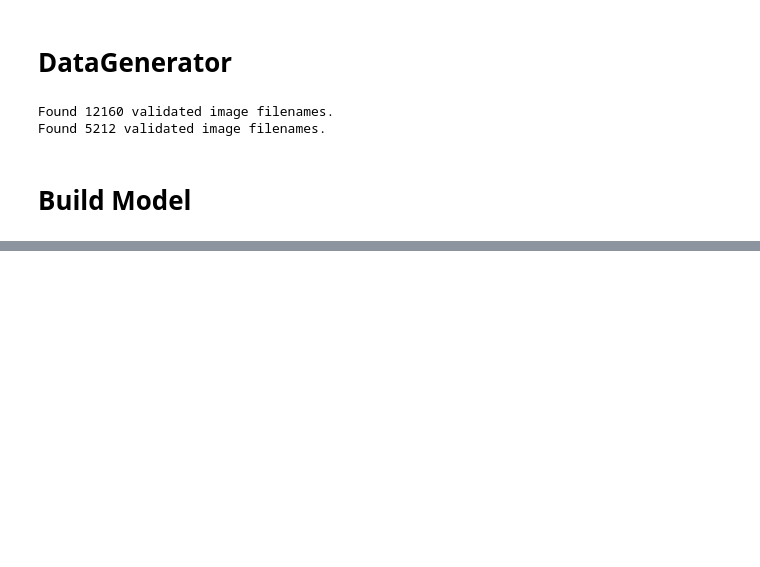
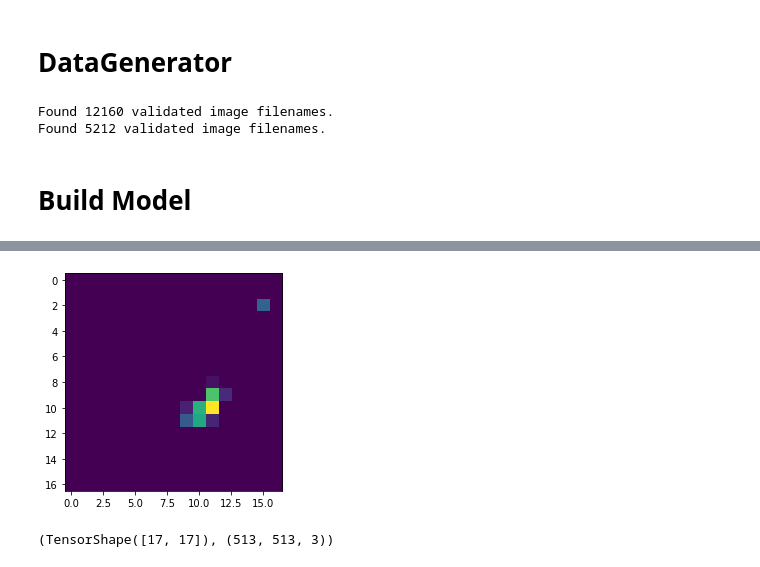
Before and after one commit to EverySports/Deep-Learning, a Jupyter notebook: Train.ipynb, the cells around one changed output, grey strips where cells are left out. Saved outputs shown, nothing was run; the diff lists cells and outputs as text; code cells hidden in the pictures; blank space fills up the shorter version.

```diff
--- a/Train.ipynb
+++ b/Train.ipynb
@@ -169,22 +171,16 @@ class PoseNet:
         preprocess_input = resnet.preprocess_input
         return preprocess_input
 
-    def createGlobalAverageLayer(self):
-        global_average_layer = tf.keras.layers.GlobalAveragePooling2D()
-        return global_average_layer
-
     def __call__(self):
         base_model = self.createBaseModel()
         base_model.trainable = False
         preprocess_input = self.createPreprocessInput()
-        global_average_layer = self.createGlobalAverageLayer()
 
         inputs = tf.keras.Input(shape=self.target_size)
         x = preprocess_input(inputs)
         x = base_model(x, training=False)
-        x = global_average_layer(x)
-        x = tf.keras.layers.Dropout(self.dropout_rate)(x)
-        outputs = tf.keras.layers.Dense(34)(x)
+        outputs = tf.keras.activations.sigmoid(x)
+
         model = tf.keras.Model(inputs, outputs)
         model.compile(
             optimizer=self.optimizer,
@@ -219 +224,10 @@ _________________________________________________________________
+# %%
+plt.imshow(model(image[tf.newaxis, ...])[0][:,:,1024])
+plt.show()
+# %% [output]
+[figure, added]
+# %%
+model(image[tf.newaxis, ...])[0][:,:,1024].shape, image.shape
+# %% [output]
+(TensorShape([17, 17]), (513, 513, 3))
 # %%
```
Also changed, not shown: parts of 5 cells of this notebook.
